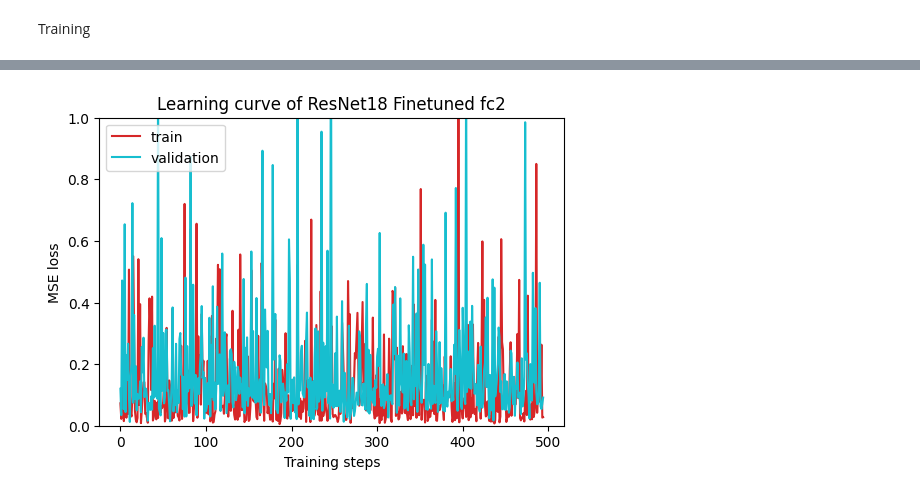
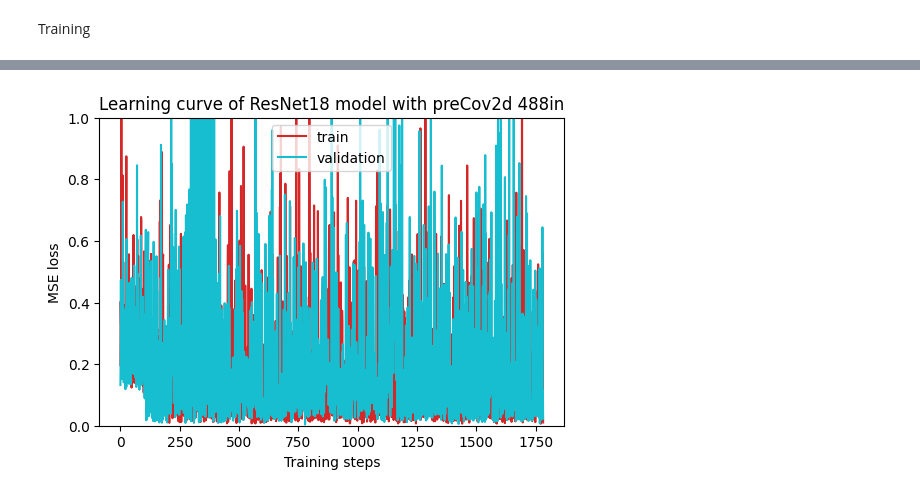
Before and after one commit to leemikepop/FTT_Project, a Jupyter notebook: 02ModelDesigning/ResNet.ipynb, the cells around one changed output, grey strips where cells are left out. Drawn from its saved outputs; the diff is of its cells as text; code cells hidden in the pictures.

```diff
--- a/02ModelDesigning/ResNet.ipynb
+++ b/02ModelDesigning/ResNet.ipynb
@@ -210,15 +224,3 @@ def plot_learning_curve(loss_record, title=''):
     plt.show()
 # %% [markdown]
 Model
-# %%
-model = torchvision.models.resnet18(weights=torchvision.models.ResNet18_Weights.DEFAULT)
-# print(pre_model_Resnet)
-#凍結參數
-for param in model.parameters():
-    # param.requires_grad = False
-    param.requires_grad = True
-
-# pre_model_Resnet.fc = torch.nn.Linear(in_features=512,out_features=4)
-model.fc = torch.nn.Sequential(torch.nn.Linear(in_features=512,out_features=128),torch.nn.LeakyReLU(),torch.nn.Linear(in_features=128,out_features=4),torch.nn.LeakyReLU())
-model = model.to(device=device)
-# print(model)
@@ -268,0 +249,5 @@ Estimated Total Size (MB): 119.65
+# %%
+myResNet = MyResNet(torchvision.models.resnet18(weights=torchvision.models.ResNet18_Weights.DEFAULT))
+myResNet = myResNet.to(device)
+params = params_to_update(myResNet)
+model = myResNet
@@ -274,18 +277,26 @@ os.makedirs('./models/',exist_ok=True)
 target_only = False
 
 config ={
+    'input_size':(3,488,488),
     'random_seed':123,
-    'max_epochs':200,
-    'batch_size':2,
-    'optimizer':'SGD',
+    'max_epochs':50,
+    'batch_size':3,
+    # 'optimizer':'SGD',
+    # 'optim_hparas':{
+    #     'lr':0.001,
+    #     'momentum':0.8
+    # },
+    'optimizer':'Adam',
     'optim_hparas':{
-        'lr':0.001,
-        'momentum':0.8
+        'lr':1e-3,
+        'betas':(0.9, 0.999),
+        'eps':1e-8,
+        'weight_decay':0
     },
     'lossFunc':'MSELoss',
     'loss_hparas':{},
     'early_stop':10,
-    'save_path':'./models/model4.pth'
+    'save_path':'./models/model_with_preCov2d_488in.pth'
 }
 # %% [markdown]
 Main
@@ -296,7 +327,7 @@ RGB_mean,RGB_std = getMeanStd("../01DataPreProcessing/crop_img/")
 # %% [markdown]
 Build DataLoader
 # %%
-train_dataLoader,validation_dataLoader,test_dataLoader = BuildDataLoader("../01DataPreProcessing/crop_img/*.jpg","../01DataPreProcessing/ftt_psi.csv",244,RGB_mean,RGB_std,config)
+train_dataLoader,validation_dataLoader,test_dataLoader = BuildDataLoader("../01DataPreProcessing/crop_img/*.jpg","../01DataPreProcessing/ftt_psi.csv",config,RGB_mean,RGB_std)
 # %% [markdown]
 Training
 # %%
@@ -309,7 +353,7 @@ Finished training after 5 epochs
 # %%
-plot_learning_curve(loss_record, title='ResNet18 Finetuned fc2')
+plot_learning_curve(loss_record, title='ResNet18 model with preCov2d 488in')
 # %% [output]
-[figure, old version]
+[figure, new version]
 # %%
 model.load_state_dict(torch.load(config['save_path'],map_location=torch.device('cpu')))
 R2score,mse = test(test_dataLoader,model,device)
```
Also changed, not shown: parts of 15 cells of this notebook, 1 other file.
